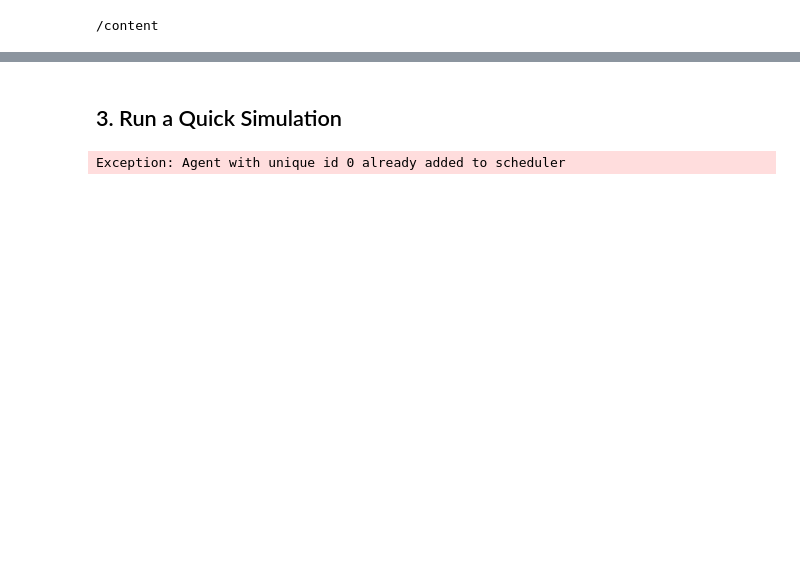
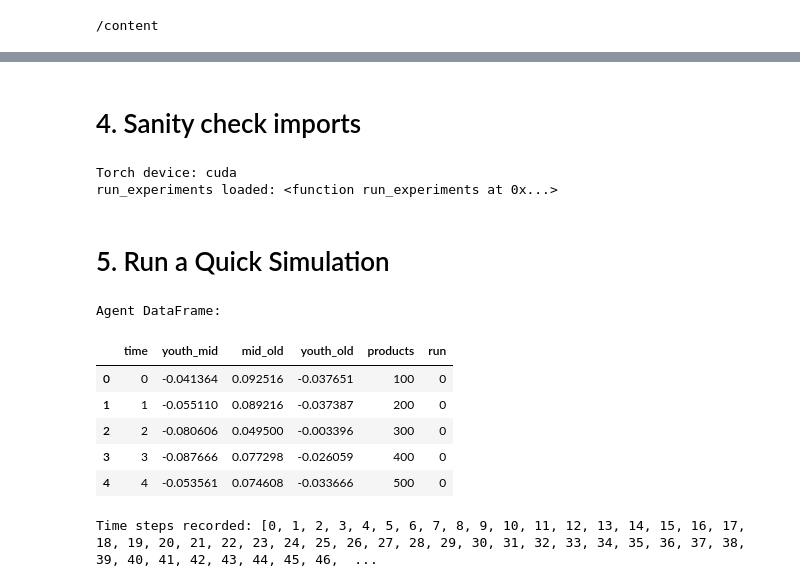
Before and after one commit to Andrelhu/Computational-Develecology, a Jupyter notebook: Run_simdeveco_w_GoogleColab.ipynb, the cells around one changed output, grey strips where cells are left out. Cells and saved outputs as stored; diff of their text form; code cells hidden in the pictures; blank space fills up the shorter version.

```diff
--- a/Run_simdeveco_w_GoogleColab.ipynb
+++ b/Run_simdeveco_w_GoogleColab.ipynb
@@ -52,23 +54,35 @@ Successfully installed mesa-3.1.5 nvidia-cublas-cu12-12.4.5.8 nvidia-cuda-cupti-
+# %% [markdown]
+# 4. Sanity check imports
+# %%
+import torch
+import pandas as pd
+from model import run_experiments
+print("Torch device:", torch.device("cuda" if torch.cuda.is_available() else "cpu"))
+print("run_experiments loaded:", run_experiments)
+# %% [output]
+Torch device: cuda
+run_experiments loaded: <function run_experiments at 0x...>
 # %% [markdown]
-## 3. Run a Quick Simulation
+# 5. Run a Quick Simulation
-# %%
-import pandas as pd
-from model import run_experiments
-
-# Run a small test simulation
-agent_df, collective_df, market_df = run_experiments(
-    runs=1, steps=10, media=2, community=2, individuals=100
-)
-
-# Display head of each DataFrame
-print('Agent Data:')
-display(agent_df.head())
-
-print('Collective Data:')
-display(collective_df.head())
-
-print('Market Data:')
-display(market_df.head())
-# %% [output]
-Exception: Agent with unique id 0 already added to scheduler
+# %%
+agent_df, _, _ = run_experiments(
+    runs=20,
+    steps=100,
+    media=100,
+    community=100,
+    individuals=50000
+)
+
+print("Agent DataFrame:")
+display(agent_df.head())
+print("\nTime steps recorded:", agent_df["time"].tolist())
+# %% [output]
+Agent DataFrame:
+|  | time | youth_mid | mid_old | youth_old | products | run |
+| 0 | 0 | -0.041364 | 0.092516 | -0.037651 | 100 | 0 |
+| 1 | 1 | -0.055110 | 0.089216 | -0.037387 | 200 | 0 |
+| 2 | 2 | -0.080606 | 0.049500 | -0.003396 | 300 | 0 |
+| 3 | 3 | -0.087666 | 0.077298 | -0.026059 | 400 | 0 |
+| 4 | 4 | -0.053561 | 0.074608 | -0.033666 | 500 | 0 |
+Time steps recorded: [0, 1, 2, 3, 4, 5, 6, 7, 8, 9, 10, 11, 12, 13, 14, 15, 16, 17, 18, 19, 20, 21, 22, 23, 24, 25, 26, 27, 28, 29, 30, 31, 32, 33, 34, 35, 36, 37, 38, 39, 40, 41, 42, 43, 44, 45, 46,  ...
 # %% [markdown]
```
Also changed, not shown: parts of 13 cells of this notebook.
